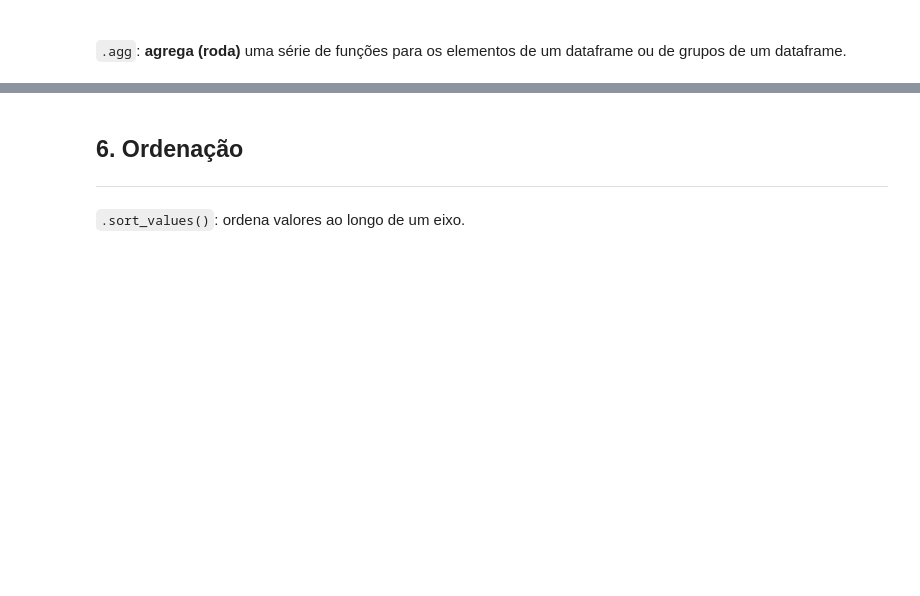
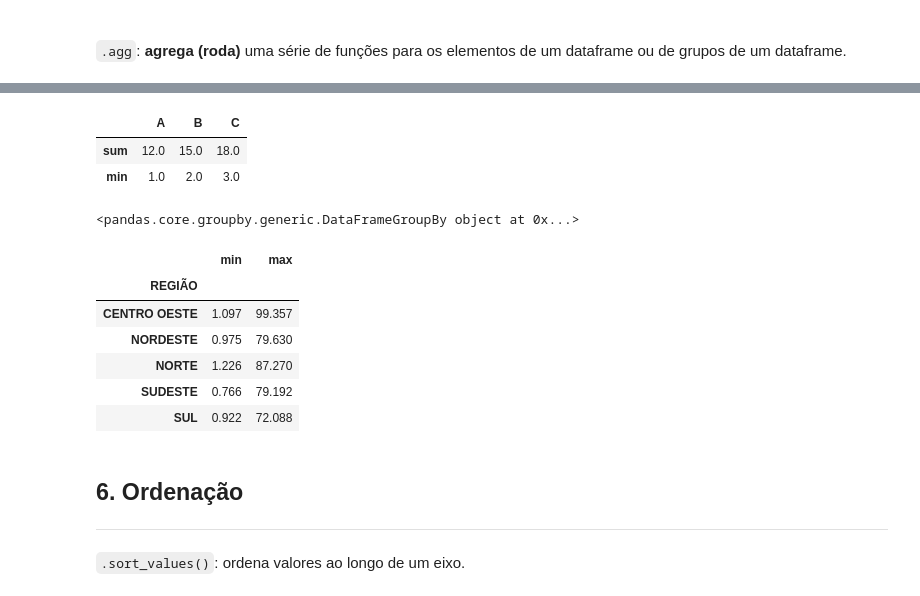
Before and after one commit to rudaaranha/pandas-essencial, a Jupyter notebook: manipulacao_de_dados_codigo_base.ipynb, the cells around one changed output, grey strips where cells are left out. Cells and saved outputs as stored; diff of their text form; code cells hidden in the pictures; blank space fills up the shorter version.

```diff
--- a/manipulacao_de_dados_codigo_base.ipynb
+++ b/manipulacao_de_dados_codigo_base.ipynb
@@ -2420,3 +2515,25 @@ df
+# %%
+df.agg([sum, min]) # ignora o NaN
+# %% [output]
+|  | A | B | C |
+| sum | 12.0 | 15.0 | 18.0 |
+| min | 1.0 | 2.0 | 3.0 |
+# %%
+grupos = data_final.groupby('REGIÃO')
+grupos
+# %% [output]
+<pandas.core.groupby.generic.DataFrameGroupBy object at 0x...>
+# %%
+# Computa o menor e maior valor do 'PREÇO MÉDIO REVENDA' para cada região (grupo)
+grupos['PREÇO MÉDIO REVENDA'].agg([min,max])
+# %% [output]
+|  | min | max |
+| REGIÃO |  |  |
+| CENTRO OESTE | 1.097 | 99.357 |
+| NORDESTE | 0.975 | 79.630 |
+| NORTE | 1.226 | 87.270 |
+| SUDESTE | 0.766 | 79.192 |
+| SUL | 0.922 | 72.088 |
 # %% [markdown]
 <h2>6. Ordenação</h2>
 <hr/>
```
Also changed, not shown: parts of 62 cells of this notebook, 2 other files.
